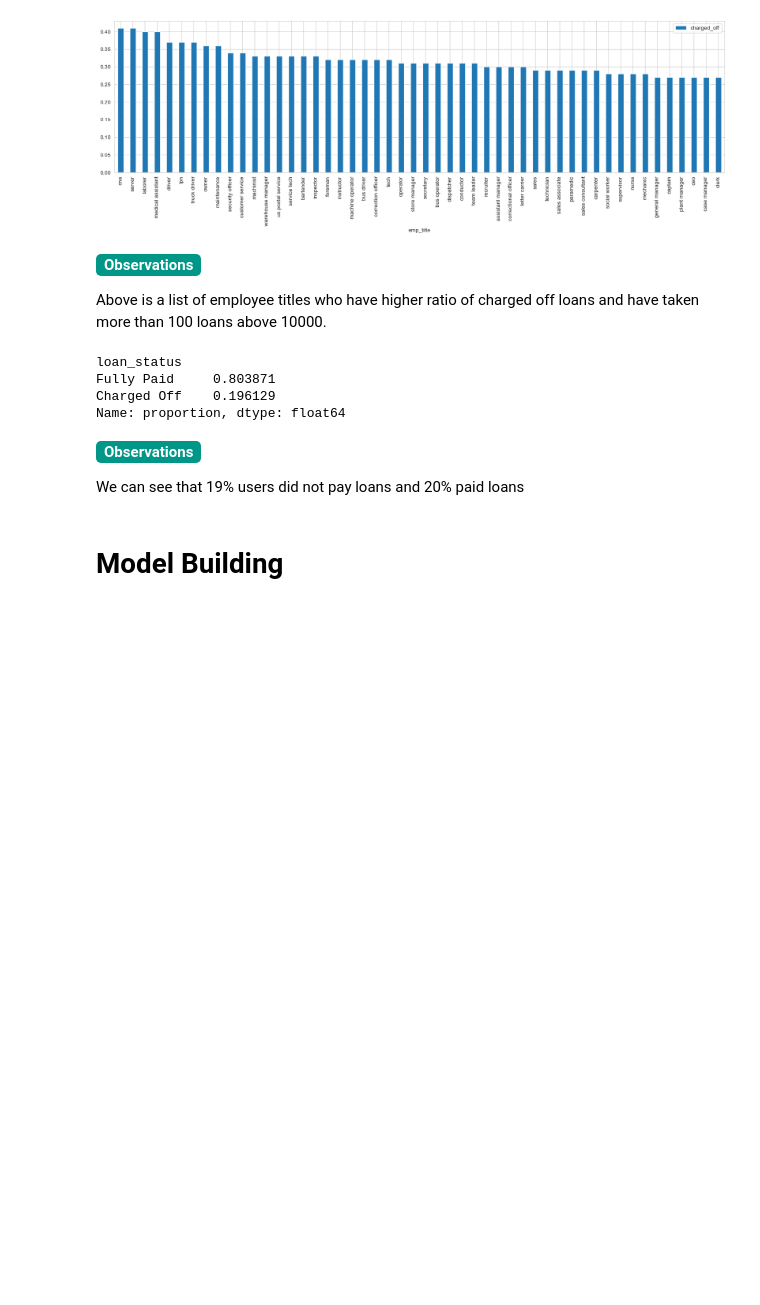
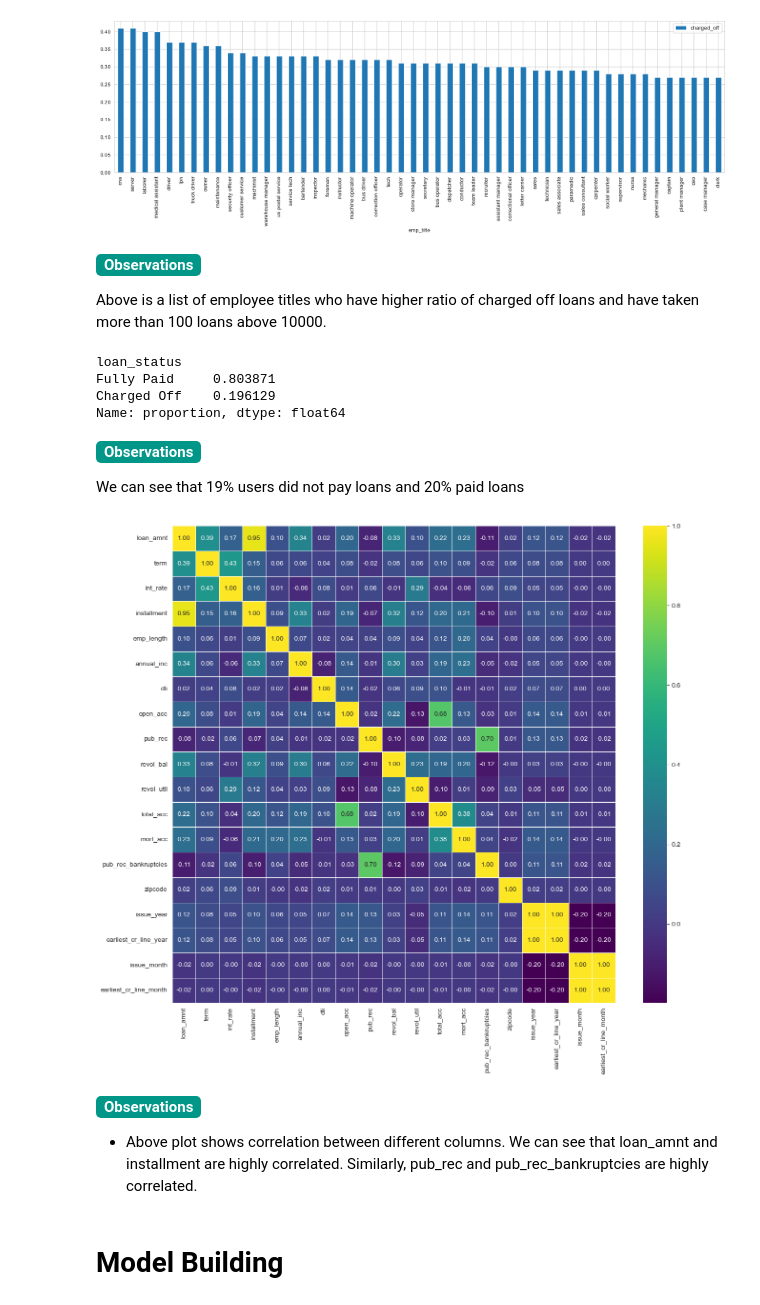
Before and after one commit to gautamnaik1994/LoanTap-ML-CaseStudy, a Jupyter notebook: CaseStudy_PySpark.ipynb, the cells around one changed output. Cells and saved outputs as stored; diff of their text form; code cells hidden in the pictures; blank space fills up the shorter version.

```diff
--- a/CaseStudy_PySpark.ipynb
+++ b/CaseStudy_PySpark.ipynb
@@ -801,6 +804,17 @@ Name: proportion, dtype: float64
 <b style='padding: 2px 8px;border-radius: 5px;background: #009688;color: #fff;display: inline-block;'>Observations</b>
 
 We can see that 19% users did not pay loans and 20% paid loans
+# %%
+cols=pdf.select_dtypes(include=['int64', 'int32', "float64"]).columns
+corr = pdf[cols].corr()
+plt.figure(figsize=(15, 13))
+sns.heatmap(corr, annot=True, fmt=".2f", linewidths=0.5, cmap='viridis');
+# %% [output]
+[figure, added]
+# %% [markdown]
+<b style='padding: 2px 8px;border-radius: 5px;background: #009688;color: #fff;display: inline-block;'>Observations</b>
+
+- Above plot shows correlation between different columns. We can see that loan_amnt and installment are highly correlated. Similarly, pub_rec and pub_rec_bankruptcies are highly correlated.
 # %% [markdown]
 # Model Building
 # %%
```
Also changed, not shown: parts of 25 cells of this notebook, 2 other files.
